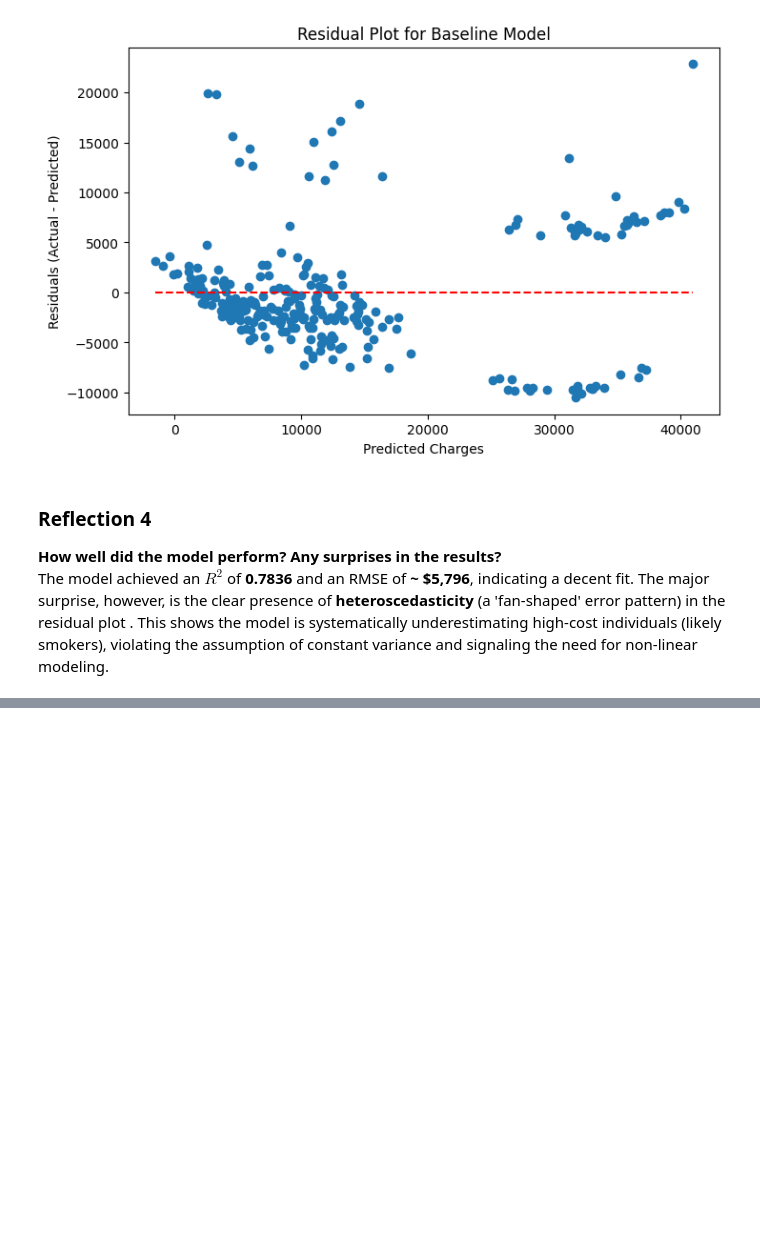
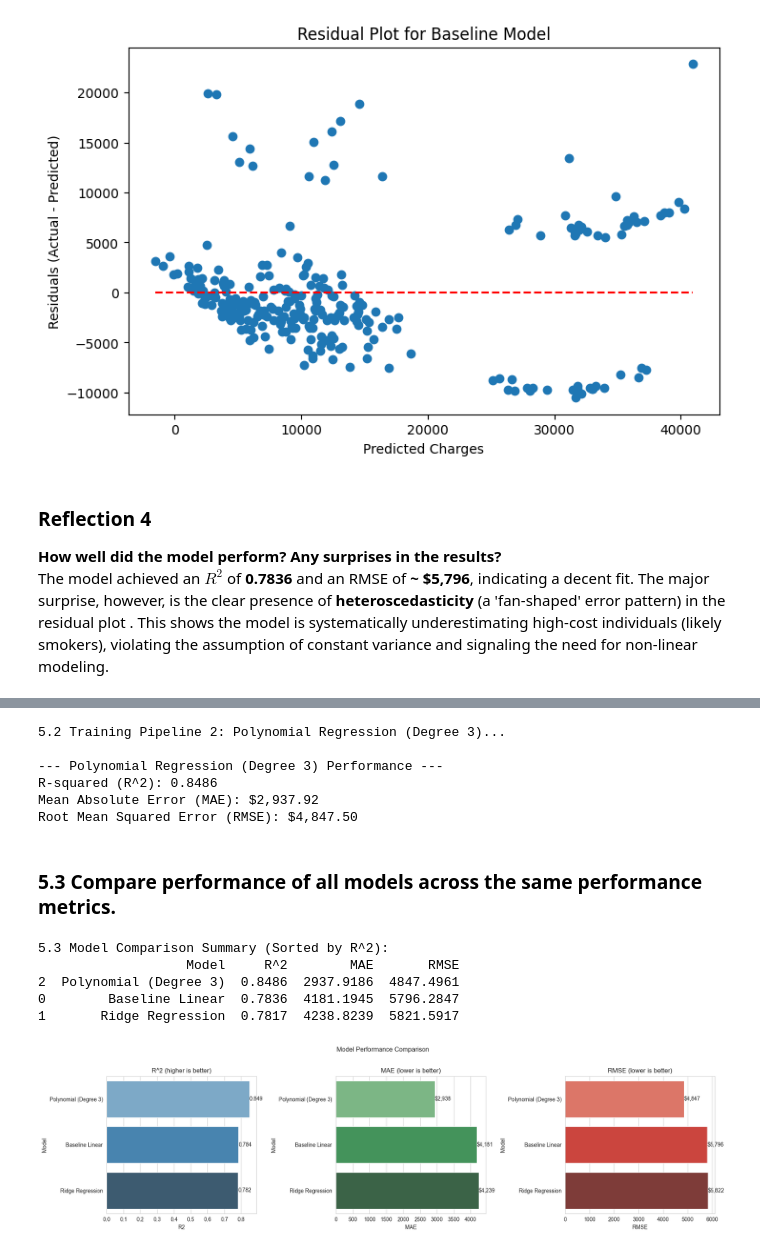
Before and after one commit to s-golla/ml_regression_sgolla, a Jupyter notebook: regression_sgolla.ipynb, the cells around one changed output, grey strips where cells are left out. Drawn from its saved outputs; the diff is of its cells as text; code cells hidden in the pictures; blank space fills up the shorter version.

Commit message:
improved the model performance

```diff
--- a/regression_sgolla.ipynb
+++ b/regression_sgolla.ipynb
@@ -246,0 +272,74 @@ The model achieved an $R^2$ of **0.7836** and an RMSE of **~ \$5,796**, indicati
+# %%
+# 5.2 Pipeline 2: Polynomial Regression (Degree 3)
+poly_pipeline = Pipeline(steps=[
+    ('preprocessor', preprocessor),
+    ('poly', PolynomialFeatures(degree=3, include_bias=False)), # Degree 3 interaction terms
+    ('regressor', LinearRegression())
+])
+
+print("\n5.2 Training Pipeline 2: Polynomial Regression (Degree 3)...")
+poly_pipeline.fit(X_train, y_train)
+y_pred_poly = poly_pipeline.predict(X_test)
+poly_metrics = evaluate_regression_model(y_test, y_pred_poly, "Polynomial Regression (Degree 3)")
+# %% [output]
+5.2 Training Pipeline 2: Polynomial Regression (Degree 3)...
+
+--- Polynomial Regression (Degree 3) Performance ---
+R-squared (R^2): 0.8486
+Mean Absolute Error (MAE): $2,937.92
+Root Mean Squared Error (RMSE): $4,847.50
+# %% [markdown]
+### 5.3 Compare performance of all models across the same performance metrics.
+# %%
+# 5.3 Compare performance of all models
+metrics_df = pd.DataFrame({
+    'Model': ['Baseline Linear', 'Ridge Regression', 'Polynomial (Degree 3)'],
+    'R^2': [baseline_metrics['R2'], ridge_metrics['R2'], poly_metrics['R2']],
+    'MAE': [baseline_metrics['MAE'], ridge_metrics['MAE'], poly_metrics['MAE']],
+    'RMSE': [baseline_metrics['RMSE'], ridge_metrics['RMSE'], poly_metrics['RMSE']]
+})
+
+print("\n5.3 Model Comparison Summary (Sorted by R^2):")
+print(metrics_df.sort_values(by='R^2', ascending=False).round(4))
+# %% [output]
+5.3 Model Comparison Summary (Sorted by R^2):
+                   Model     R^2        MAE       RMSE
+2  Polynomial (Degree 3)  0.8486  2937.9186  4847.4961
+0        Baseline Linear  0.7836  4181.1945  5796.2847
+1       Ridge Regression  0.7817  4238.8239  5821.5917
+# %%
+# 5.3b Visualize model comparison
+sns.set_style('whitegrid')
+
+# Recreate metrics dataframe (safe if notebook run out-of-order)
+metrics_df = pd.DataFrame({
+    'Model': ['Baseline Linear', 'Ridge Regression', 'Polynomial (Degree 3)'],
+    'R2': [baseline_metrics['R2'], ridge_metrics['R2'], poly_metrics['R2']],
+    'MAE': [baseline_metrics['MAE'], ridge_metrics['MAE'], poly_metrics['MAE']],
+    'RMSE': [baseline_metrics['RMSE'], ridge_metrics['RMSE'], poly_metrics['RMSE']],
+})
+
+metrics_sorted = metrics_df.sort_values(by='R2', ascending=False)
+
+fig, axes = plt.subplots(1, 3, figsize=(18, 5))
+
+sns.barplot(x='R2', y='Model', data=metrics_sorted, ax=axes[0], palette='Blues_d', orient='h')
+axes[0].set_title('R^2 (higher is better)')
+for i, v in enumerate(metrics_sorted['R2']):
+    axes[0].text(v, i, f"{v:.3f}", va='center', fontsize=10)
+
+sns.barplot(x='MAE', y='Model', data=metrics_sorted, ax=axes[1], palette='Greens_d', orient='h')
+axes[1].set_title('MAE (lower is better)')
+for i, v in enumerate(metrics_sorted['MAE']):
+    axes[1].text(v, i, f"${v:,.0f}", va='center', fontsize=10)
+
+sns.barplot(x='RMSE', y='Model', data=metrics_sorted, ax=axes[2], palette='Reds_d', orient='h')
+axes[2].set_title('RMSE (lower is better)')
+for i, v in enumerate(metrics_sorted['RMSE']):
+    axes[2].text(v, i, f"${v:,.0f}", va='center', fontsize=10)
+
+plt.suptitle('Model Performance Comparison')
+plt.tight_layout(rect=[0, 0, 1, 0.96])
+plt.show()
+# %% [output]
+[figure, added]
```
Also changed, not shown: parts of 3 cells of this notebook.
